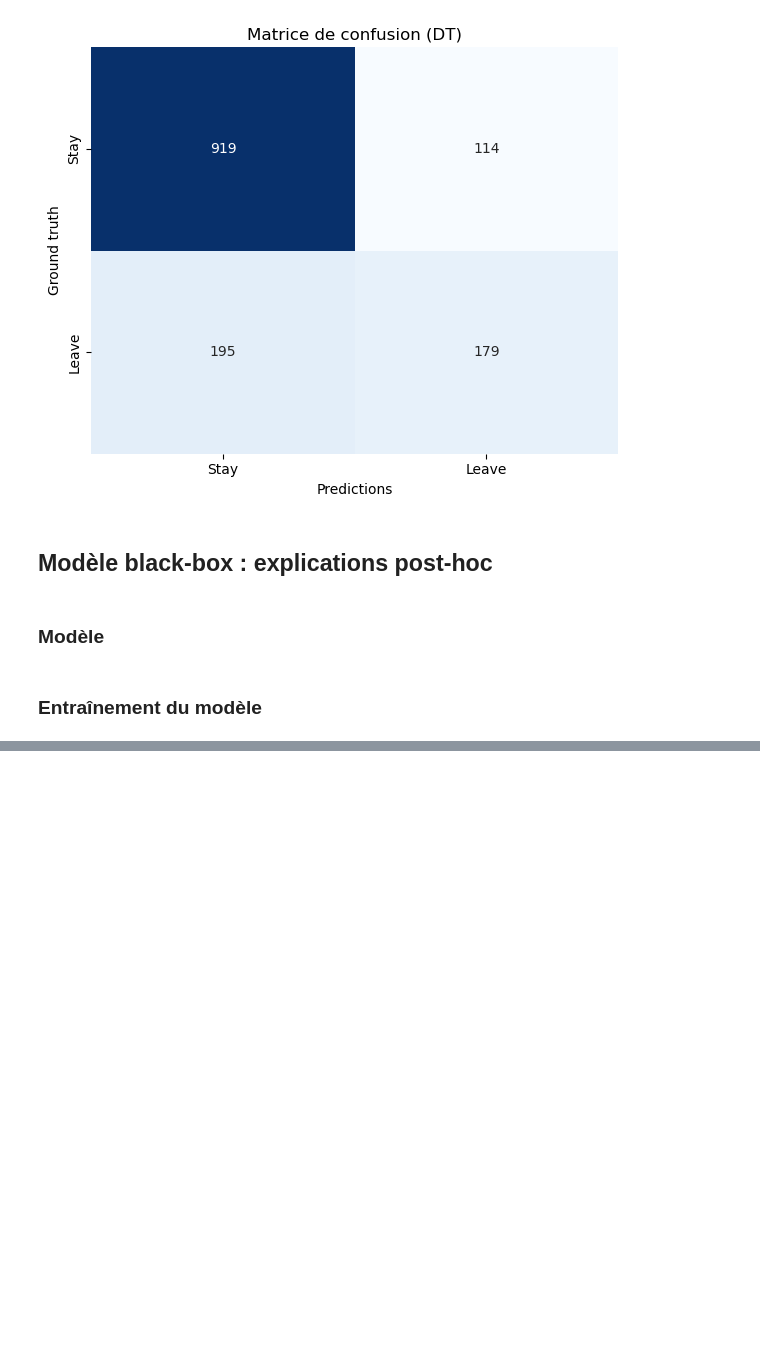
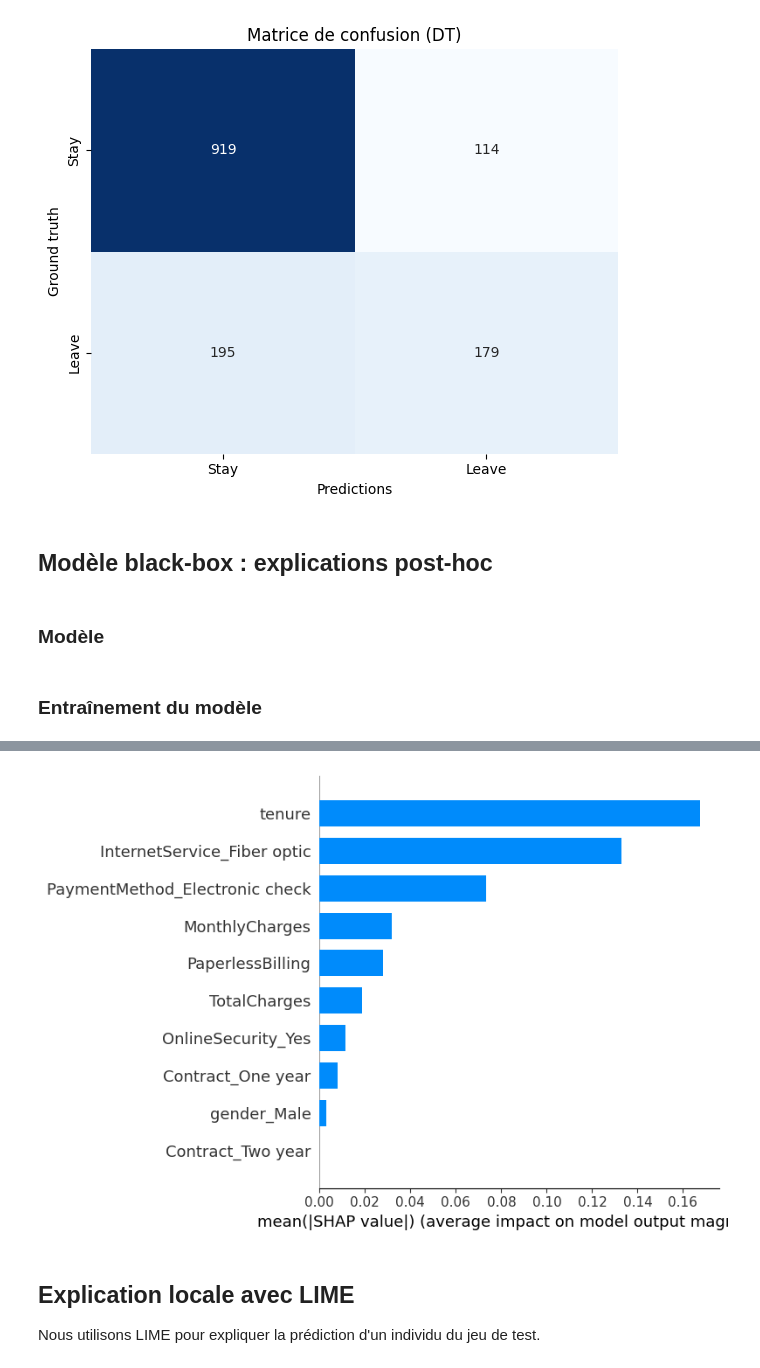
Before and after one commit to michaelstrefeler/XAI_Labs, a Jupyter notebook: mini_projet/churn.ipynb, the cells around one changed output, grey strips where cells are left out. Cells and saved outputs as stored; diff of their text form; code cells hidden in the pictures; blank space fills up the shorter version.

```diff
--- a/mini_projet/churn.ipynb
+++ b/mini_projet/churn.ipynb
@@ -432,0 +418,9 @@ plt.show()
+# %%
+# Bar plot SHAP pour la classe positive (churn/Leave)
+shap.summary_plot(shap_values[:, :, 1], X_test, feature_names=X_test.columns, plot_type="bar")
+# %% [output]
+[figure, added]
+# %% [markdown]
+## Explication locale avec LIME
+
+Nous utilisons LIME pour expliquer la prédiction d'un individu du jeu de test.
```
Also changed, not shown: parts of 14 cells of this notebook, 2 other files.
